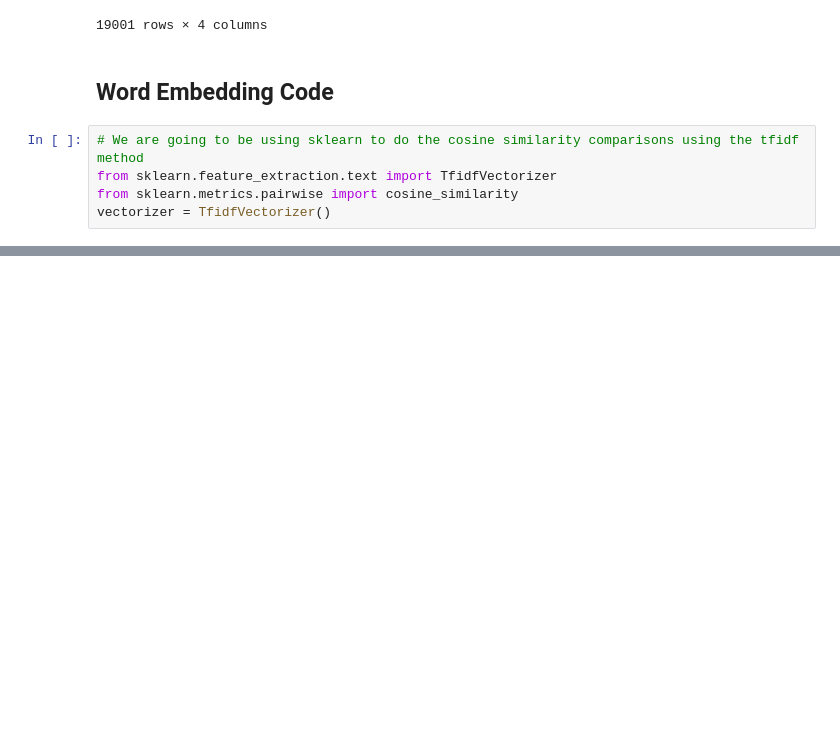
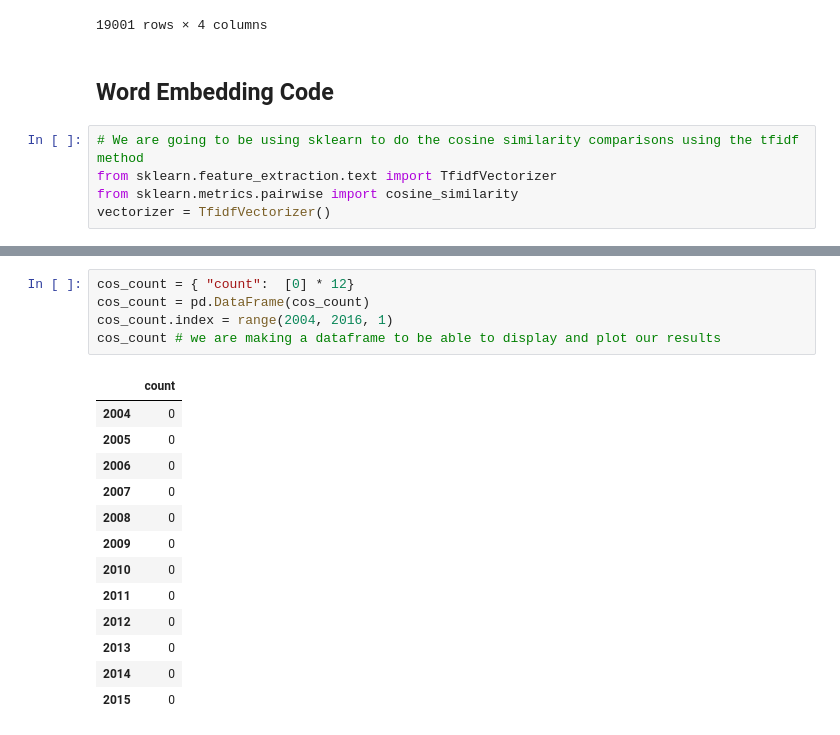
Before and after one commit to emoral435/JupyterPatents, a Jupyter notebook: JobEmbeddings/Job Word Embeddings.ipynb, the cells around one changed output, grey strips where cells are left out. Drawn from its saved outputs; the diff is of its cells as text; blank space fills up the shorter version.

```diff
--- a/JobEmbeddings/Job Word Embeddings.ipynb
+++ b/JobEmbeddings/Job Word Embeddings.ipynb
@@ -119,0 +138,19 @@ remote_jobs = pd.concat([online_df.loc[online_df['jobpost'].str.contains("remote
+# %%
+cos_count = { "count":  [0] * 12}
+cos_count = pd.DataFrame(cos_count)
+cos_count.index = range(2004, 2016, 1)
+cos_count # we are making a dataframe to be able to display and plot our results
+# %% [output]
+|  | count |
+| 2004 | 0 |
+| 2005 | 0 |
+| 2006 | 0 |
+| 2007 | 0 |
+| 2008 | 0 |
+| 2009 | 0 |
+| 2010 | 0 |
+| 2011 | 0 |
+| 2012 | 0 |
+| 2013 | 0 |
+| 2014 | 0 |
+| 2015 | 0 |
```
Also changed, not shown: parts of 12 cells of this notebook, 3 other files.
